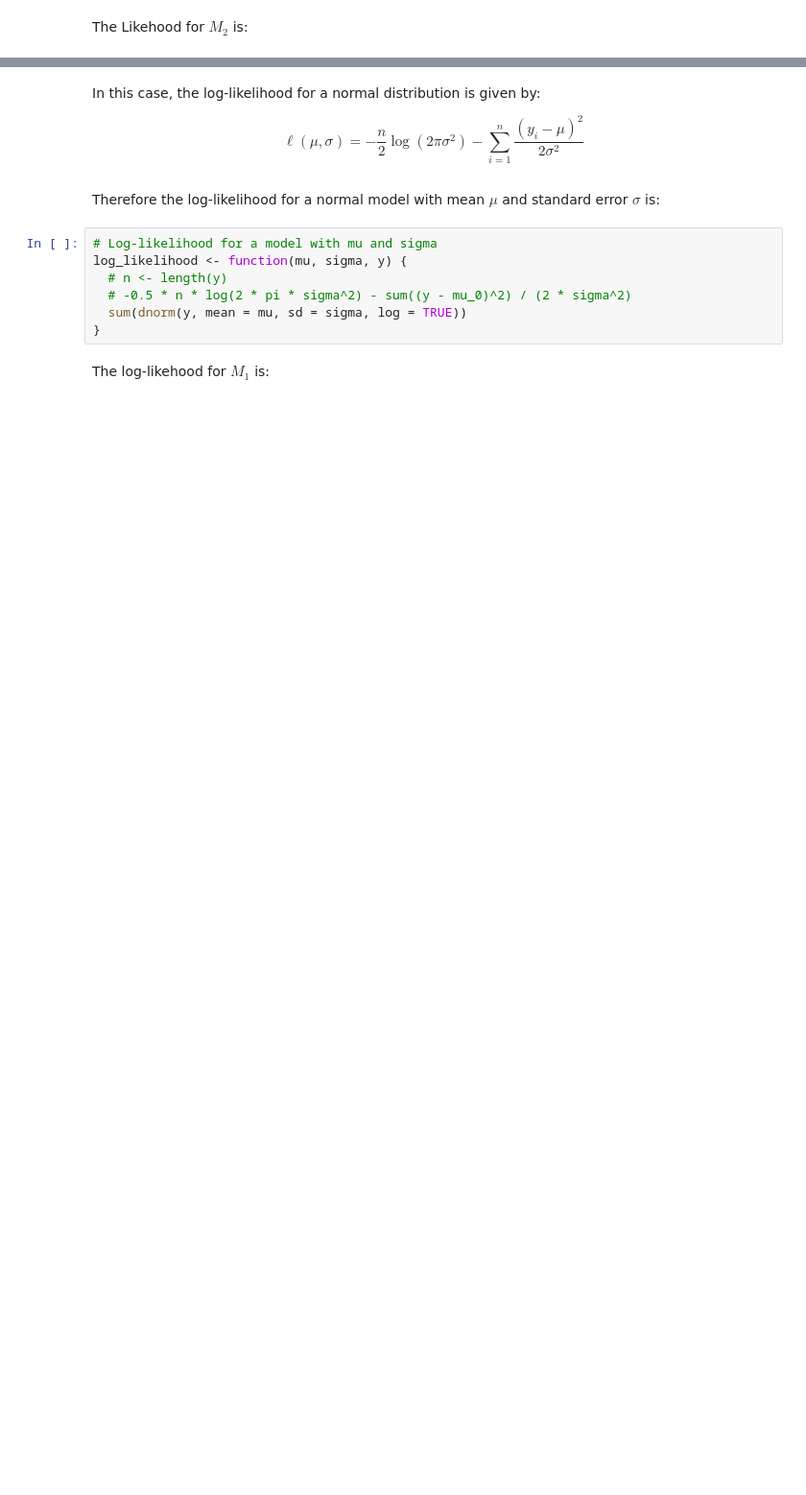
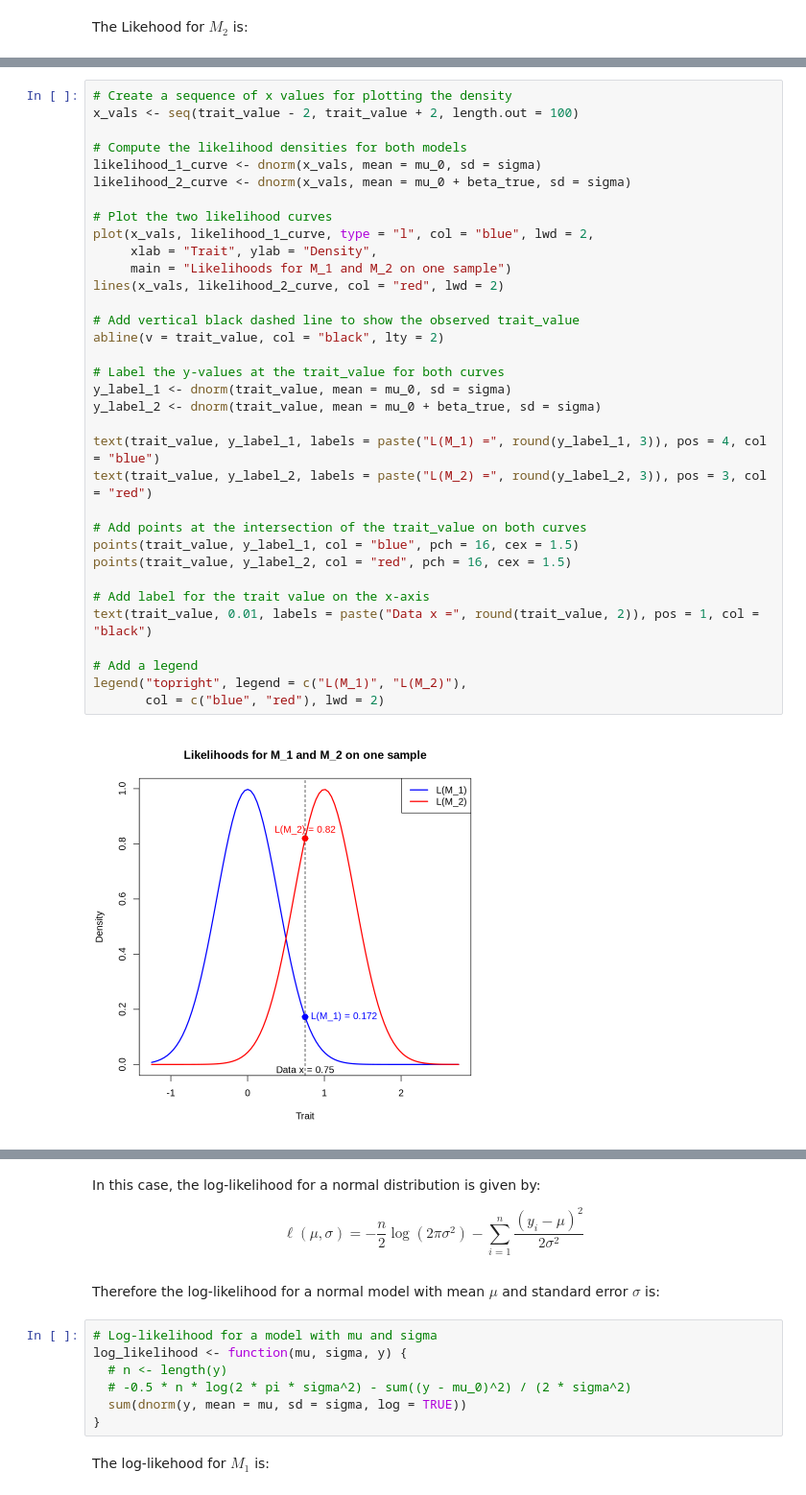
Before and after one commit to StatFunGen/statgen-prerequisites, a Jupyter notebook: 6_1_likelihood.ipynb, the cells around one changed output, grey strips where cells are left out. Shown at 96% size. Saved outputs shown, nothing was run; the diff lists cells and outputs as text; blank space fills up the shorter version.

```diff
--- a/6_1_likelihood.ipynb
+++ b/6_1_likelihood.ipynb
@@ -83,0 +92,36 @@ Likelihood of Model 2 (causal effect): 1.21208e-05
+# %%
+# Create a sequence of x values for plotting the density
+x_vals <- seq(trait_value - 2, trait_value + 2, length.out = 100)
+
+# Compute the likelihood densities for both models
+likelihood_1_curve <- dnorm(x_vals, mean = mu_0, sd = sigma)
+likelihood_2_curve <- dnorm(x_vals, mean = mu_0 + beta_true, sd = sigma)
+
+# Plot the two likelihood curves
+plot(x_vals, likelihood_1_curve, type = "l", col = "blue", lwd = 2,
+     xlab = "Trait", ylab = "Density",
+     main = "Likelihoods for M_1 and M_2 on one sample")
+lines(x_vals, likelihood_2_curve, col = "red", lwd = 2)
+
+# Add vertical black dashed line to show the observed trait_value
+abline(v = trait_value, col = "black", lty = 2)
+
+# Label the y-values at the trait_value for both curves
+y_label_1 <- dnorm(trait_value, mean = mu_0, sd = sigma)
+y_label_2 <- dnorm(trait_value, mean = mu_0 + beta_true, sd = sigma)
+
+text(trait_value, y_label_1, labels = paste("L(M_1) =", round(y_label_1, 3)), pos = 4, col = "blue")
+text(trait_value, y_label_2, labels = paste("L(M_2) =", round(y_label_2, 3)), pos = 3, col = "red")
+
+# Add points at the intersection of the trait_value on both curves
+points(trait_value, y_label_1, col = "blue", pch = 16, cex = 1.5)
+points(trait_value, y_label_2, col = "red", pch = 16, cex = 1.5)
+
+# Add label for the trait value on the x-axis
+text(trait_value, 0.01, labels = paste("Data x =", round(trait_value, 2)), pos = 1, col = "black")
+
+# Add a legend
+legend("topright", legend = c("L(M_1)", "L(M_2)"),
+       col = c("blue", "red"), lwd = 2)
+# %% [output]
+[figure, added]
```
Also changed, not shown: parts of 24 cells of this notebook, 2 other files.
